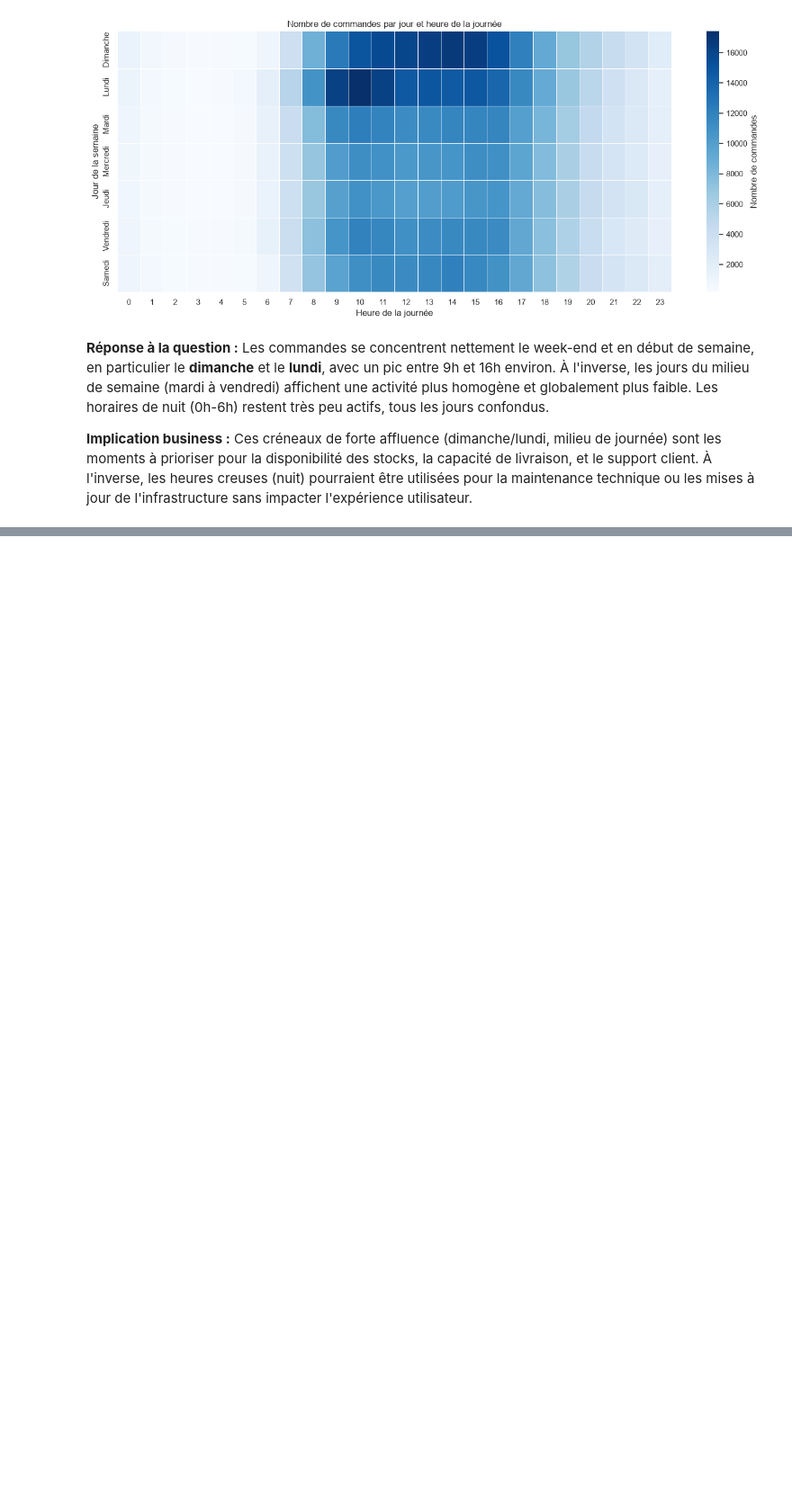
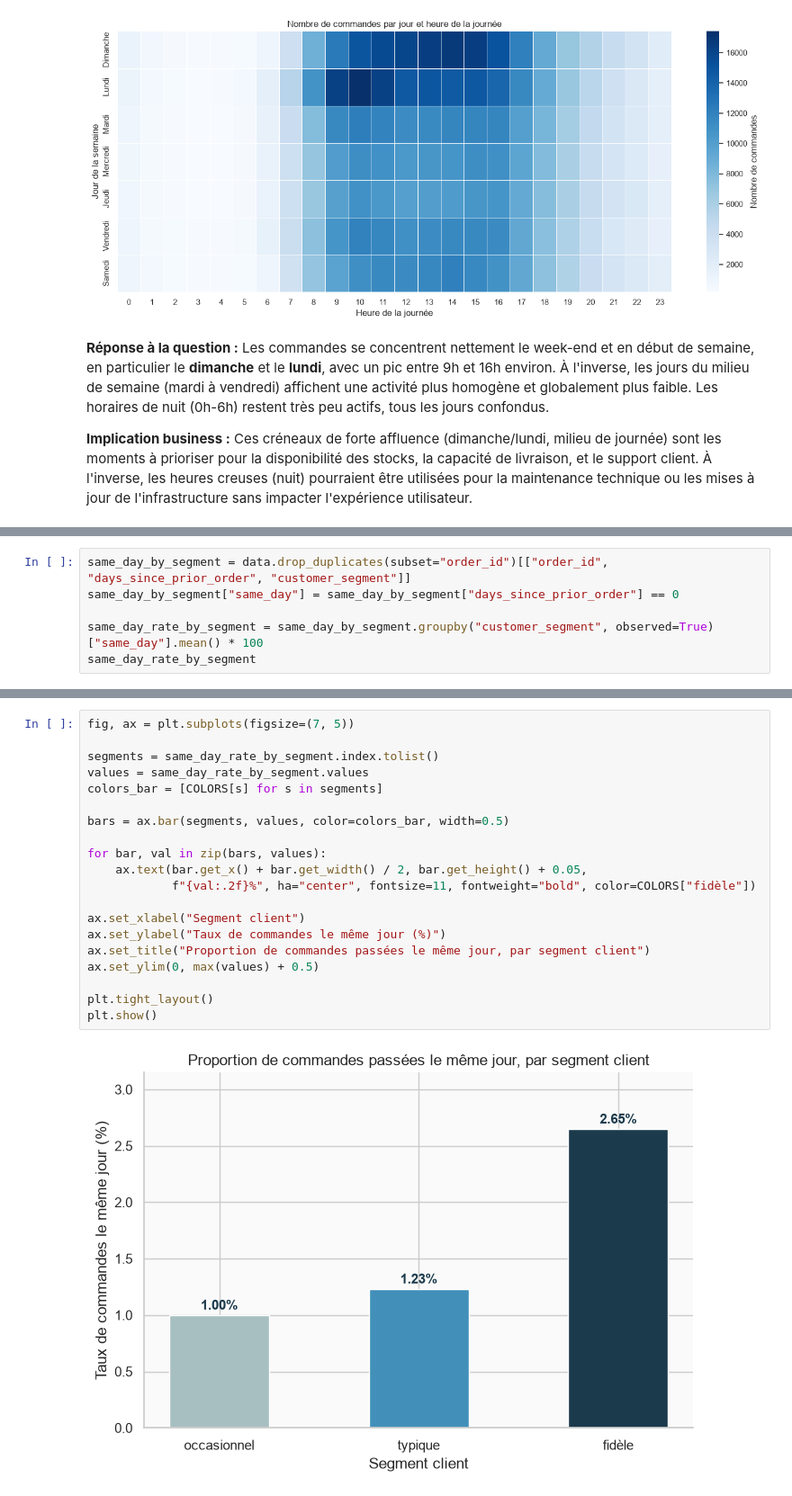
Before and after one commit to aurore204/Grocery-EDA-Reorder-Prediction, a Jupyter notebook: notebooks/04_temporality.ipynb, the cells around one changed output, grey strips where cells are left out. Shown at 90% size. Drawn from its saved outputs; the diff is of its cells as text; blank space fills up the shorter version.

Commit message:
:construction: add bar plot question 2 and conclusion

```diff
--- a/notebooks/04_temporality.ipynb
+++ b/notebooks/04_temporality.ipynb
@@ -89,0 +107,6 @@ Ces créneaux de forte affluence (dimanche/lundi, milieu de journée) sont les m
+# %%
+same_day_by_segment = data.drop_duplicates(subset="order_id")[["order_id", "days_since_prior_order", "customer_segment"]]
+same_day_by_segment["same_day"] = same_day_by_segment["days_since_prior_order"] == 0
+
+same_day_rate_by_segment = same_day_by_segment.groupby("customer_segment", observed=True)["same_day"].mean() * 100
+same_day_rate_by_segment
@@ -89,0 +138,22 @@ Ces créneaux de forte affluence (dimanche/lundi, milieu de journée) sont les m
+# %%
+fig, ax = plt.subplots(figsize=(7, 5))
+
+segments = same_day_rate_by_segment.index.tolist()
+values = same_day_rate_by_segment.values
+colors_bar = [COLORS[s] for s in segments]
+
+bars = ax.bar(segments, values, color=colors_bar, width=0.5)
+
+for bar, val in zip(bars, values):
+    ax.text(bar.get_x() + bar.get_width() / 2, bar.get_height() + 0.05,
+            f"{val:.2f}%", ha="center", fontsize=11, fontweight="bold", color=COLORS["fidèle"])
+
+ax.set_xlabel("Segment client")
+ax.set_ylabel("Taux de commandes le même jour (%)")
+ax.set_title("Proportion de commandes passées le même jour, par segment client")
+ax.set_ylim(0, max(values) + 0.5)
+
+plt.tight_layout()
+plt.show()
+# %% [output]
+[figure, added]
```
Also changed, not shown: parts of 6 cells of this notebook.
